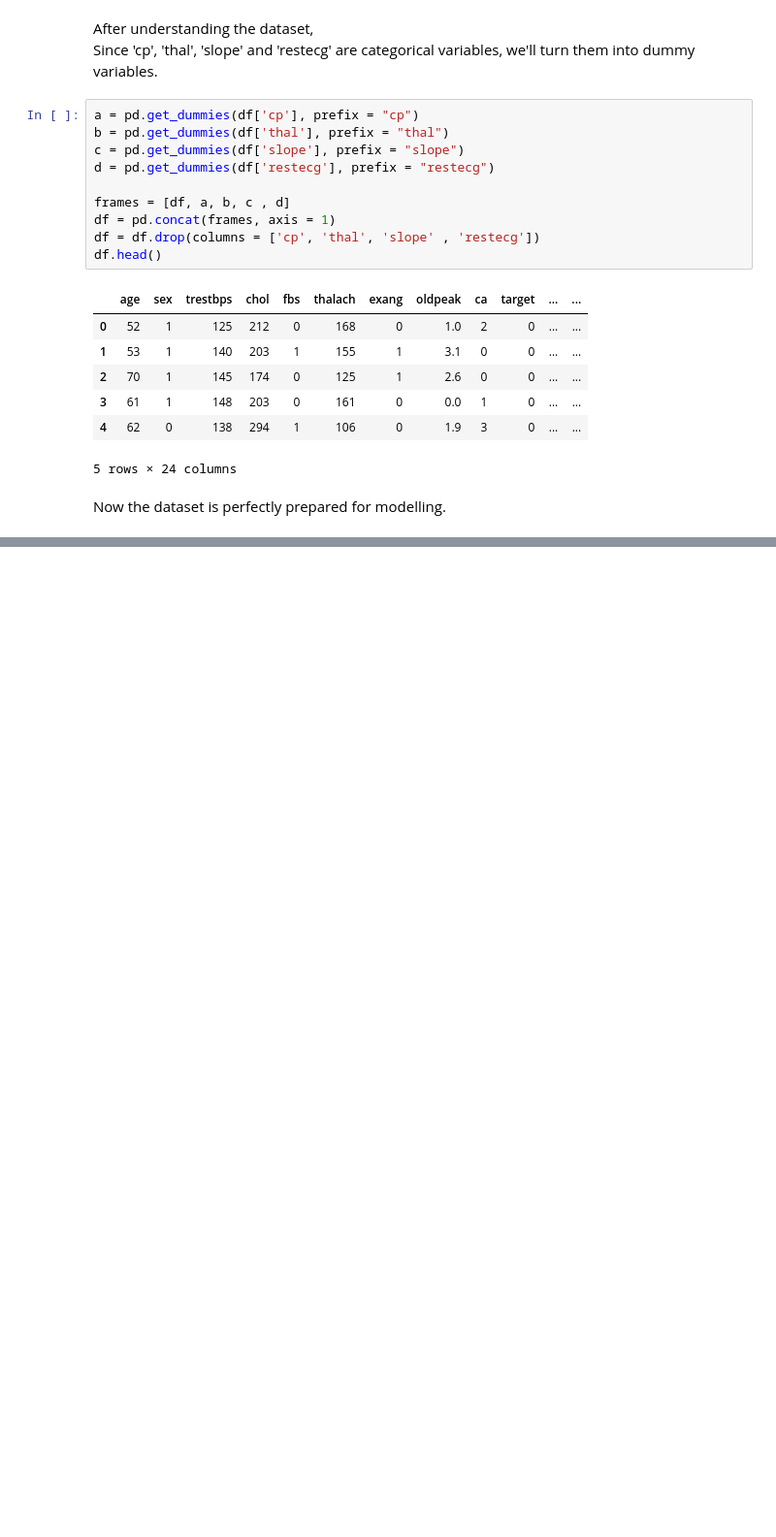
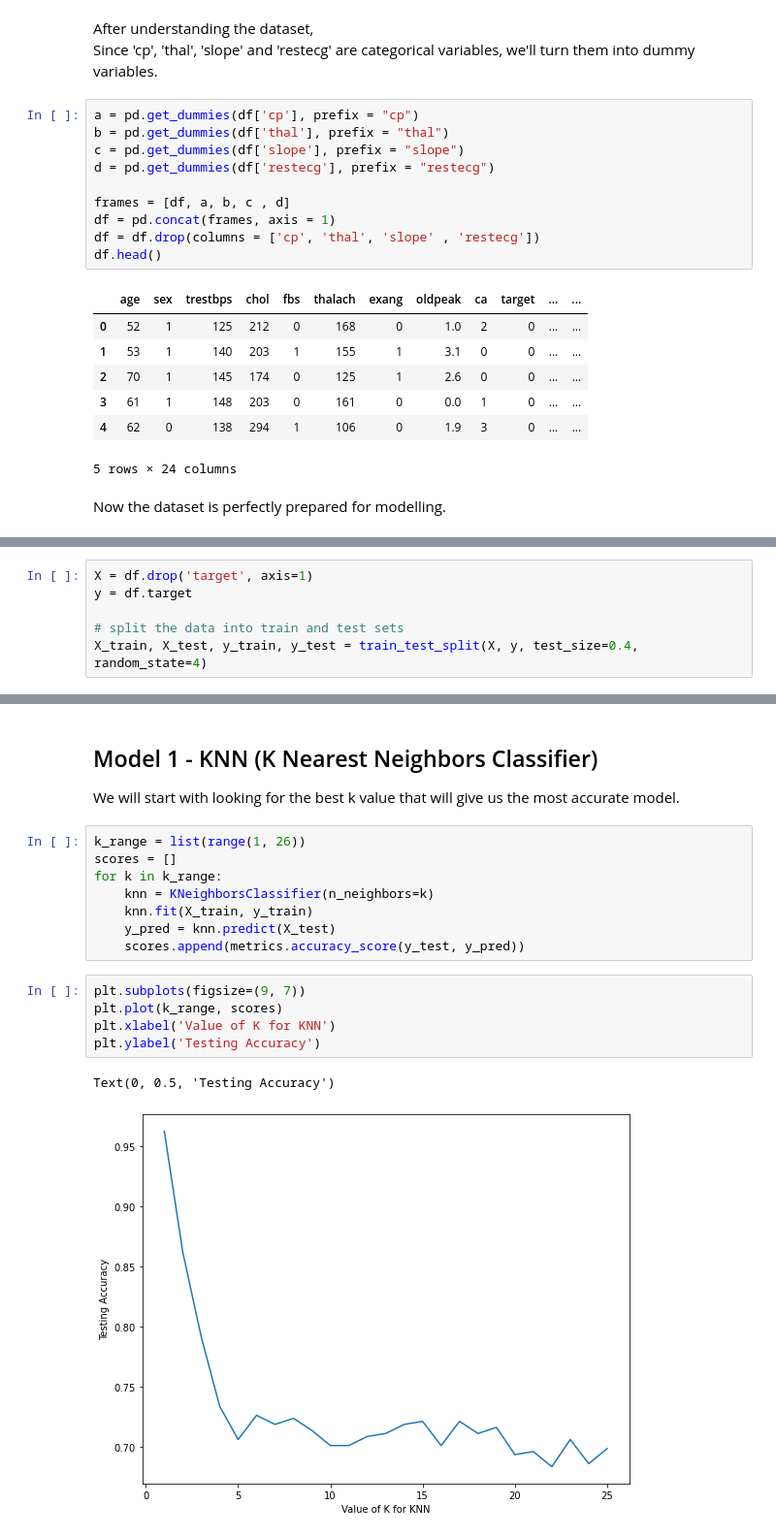
Before and after one commit to Esther-Bi/Introduction-to-Data-Science-2020-Semester-A-Final-Project, a Jupyter notebook: Notebook 3.ipynb, the cells around one changed output, grey strips where cells are left out. Shown at 97% size. Saved outputs shown, nothing was run; the diff lists cells and outputs as text; blank space fills up the shorter version.

Commit message:
classification notebook model 1

```diff
--- a/Notebook 3.ipynb
+++ b/Notebook 3.ipynb
@@ -275,0 +294,6 @@ Now the dataset is perfectly prepared for modelling.
+# %%
+X = df.drop('target', axis=1)
+y = df.target
+
+# split the data into train and test sets
+X_train, X_test, y_train, y_test = train_test_split(X, y, test_size=0.4, random_state=4)
@@ -275,0 +351,19 @@ Now the dataset is perfectly prepared for modelling.
+# %% [markdown]
+## Model 1 - KNN (K Nearest Neighbors Classifier)
+We will start with looking for the best k value that will give us the most accurate model.
+# %%
+k_range = list(range(1, 26))
+scores = []
+for k in k_range:
+    knn = KNeighborsClassifier(n_neighbors=k)
+    knn.fit(X_train, y_train)
+    y_pred = knn.predict(X_test)
+    scores.append(metrics.accuracy_score(y_test, y_pred))
+# %%
+plt.subplots(figsize=(9, 7))
+plt.plot(k_range, scores)
+plt.xlabel('Value of K for KNN')
+plt.ylabel('Testing Accuracy')
+# %% [output]
+Text(0, 0.5, 'Testing Accuracy')
+[figure, added]
```
Also changed, not shown: parts of 14 cells of this notebook.
